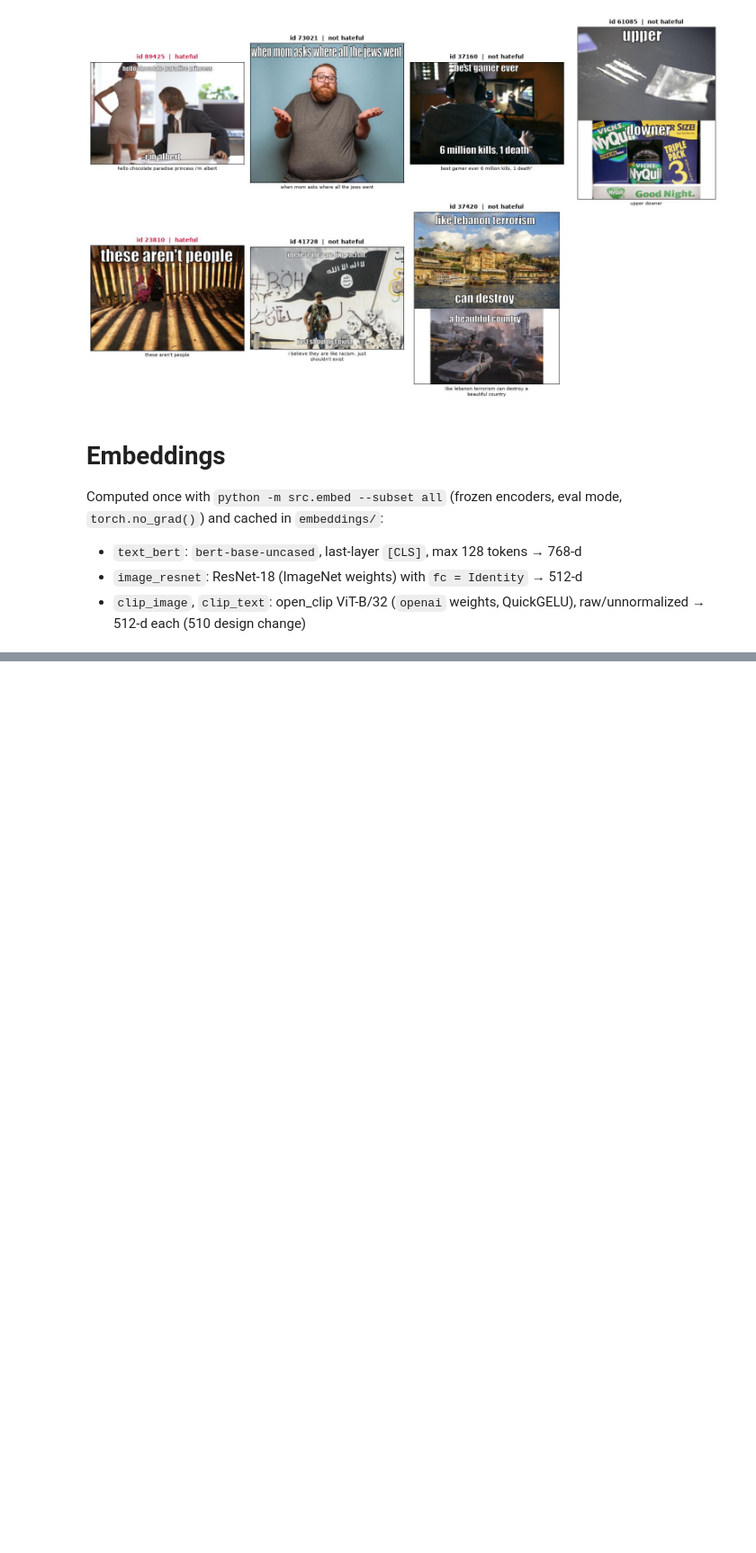
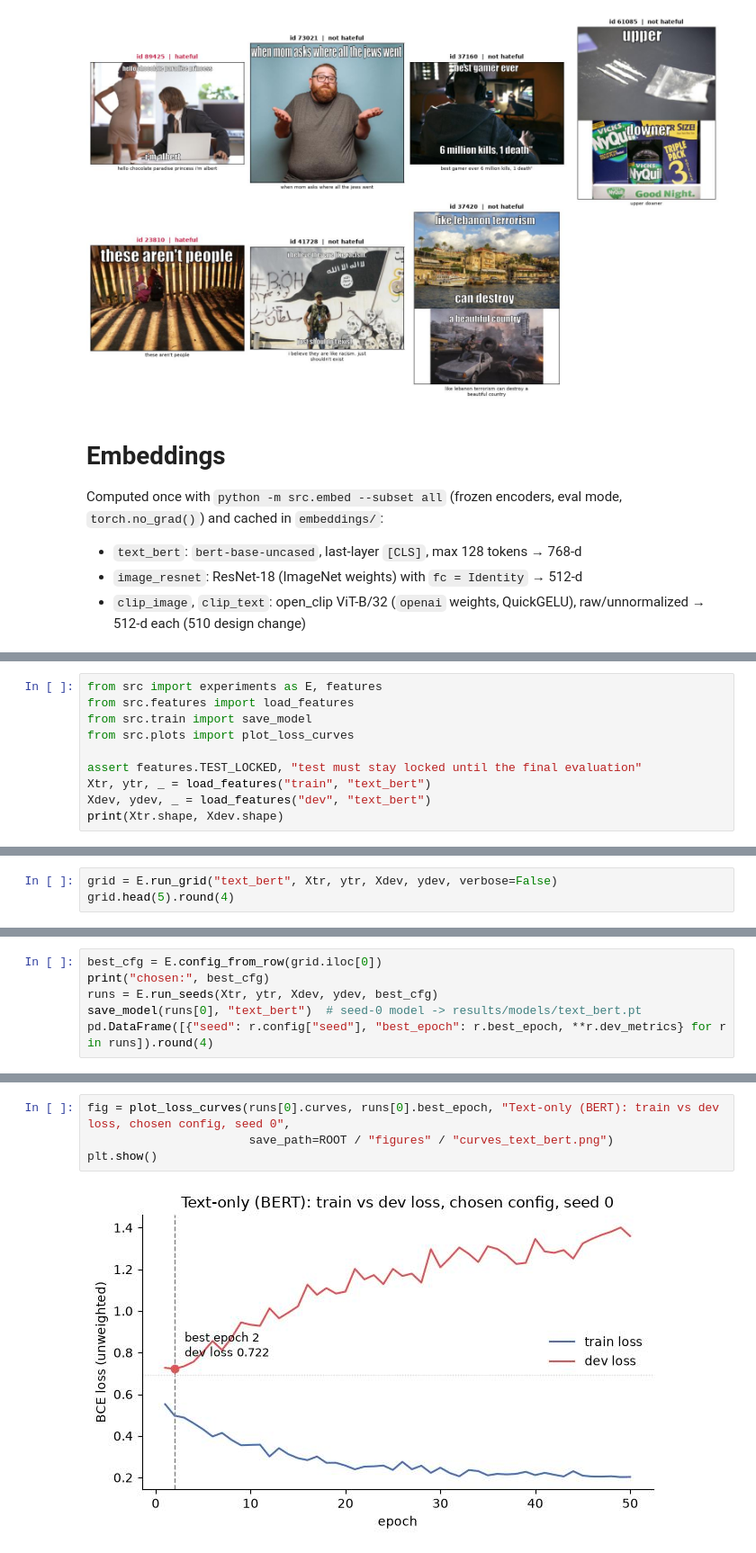
Before and after one commit to LUCIFER5671/hateful-memes, a Jupyter notebook: notebooks/lab3.ipynb, the cells around one changed output, grey strips where cells are left out. Shown at 90% size. Saved outputs shown, nothing was run; the diff lists cells and outputs as text; blank space fills up the shorter version.

```diff
--- a/notebooks/lab3.ipynb
+++ b/notebooks/lab3.ipynb
@@ -130,0 +135,10 @@ pd.DataFrame(
+# %%
+from src import experiments as E, features
+from src.features import load_features
+from src.train import save_model
+from src.plots import plot_loss_curves
+
+assert features.TEST_LOCKED, "test must stay locked until the final evaluation"
+Xtr, ytr, _ = load_features("train", "text_bert")
+Xdev, ydev, _ = load_features("dev", "text_bert")
+print(Xtr.shape, Xdev.shape)
@@ -130,0 +167,3 @@ pd.DataFrame(
+# %%
+grid = E.run_grid("text_bert", Xtr, ytr, Xdev, ydev, verbose=False)
+grid.head(5).round(4)
@@ -130,0 +179,6 @@ pd.DataFrame(
+# %%
+best_cfg = E.config_from_row(grid.iloc[0])
+print("chosen:", best_cfg)
+runs = E.run_seeds(Xtr, ytr, Xdev, ydev, best_cfg)
+save_model(runs[0], "text_bert")  # seed-0 model -> results/models/text_bert.pt
+pd.DataFrame([{"seed": r.config["seed"], "best_epoch": r.best_epoch, **r.dev_metrics} for r in runs]).round(4)
@@ -130,0 +191,6 @@ pd.DataFrame(
+# %%
+fig = plot_loss_curves(runs[0].curves, runs[0].best_epoch, "Text-only (BERT): train vs dev loss, chosen config, seed 0",
+                       save_path=ROOT / "figures" / "curves_text_bert.png")
+plt.show()
+# %% [output]
+[figure, added]
```
Also changed, not shown: parts of 12 cells of this notebook, 12 other files.
